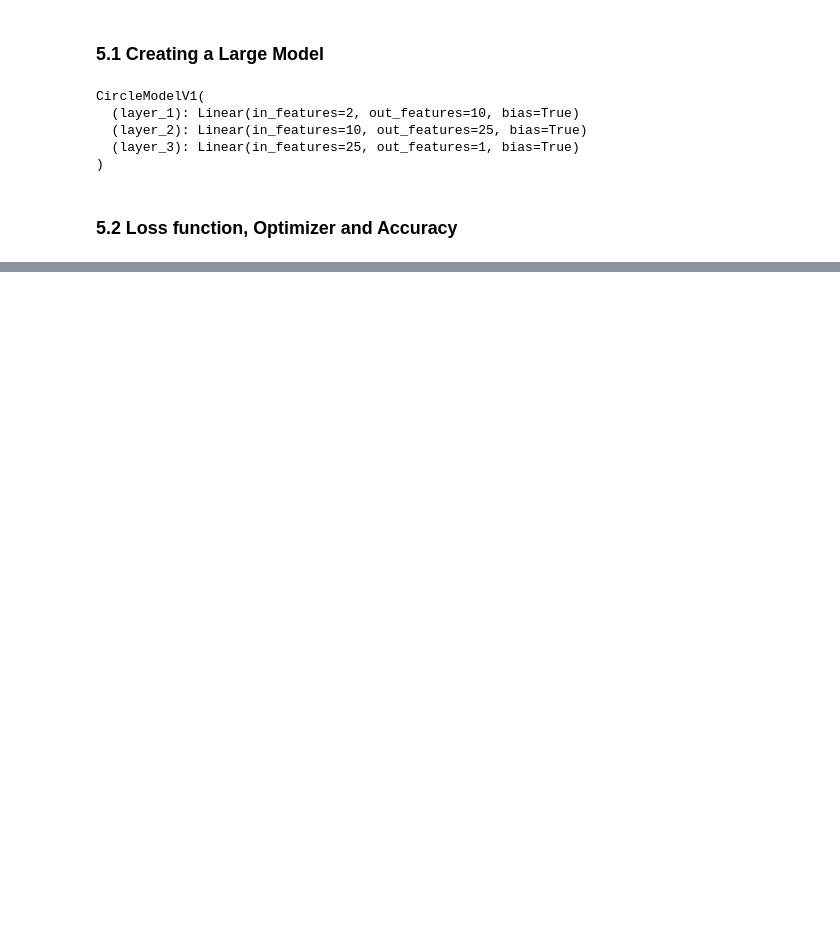
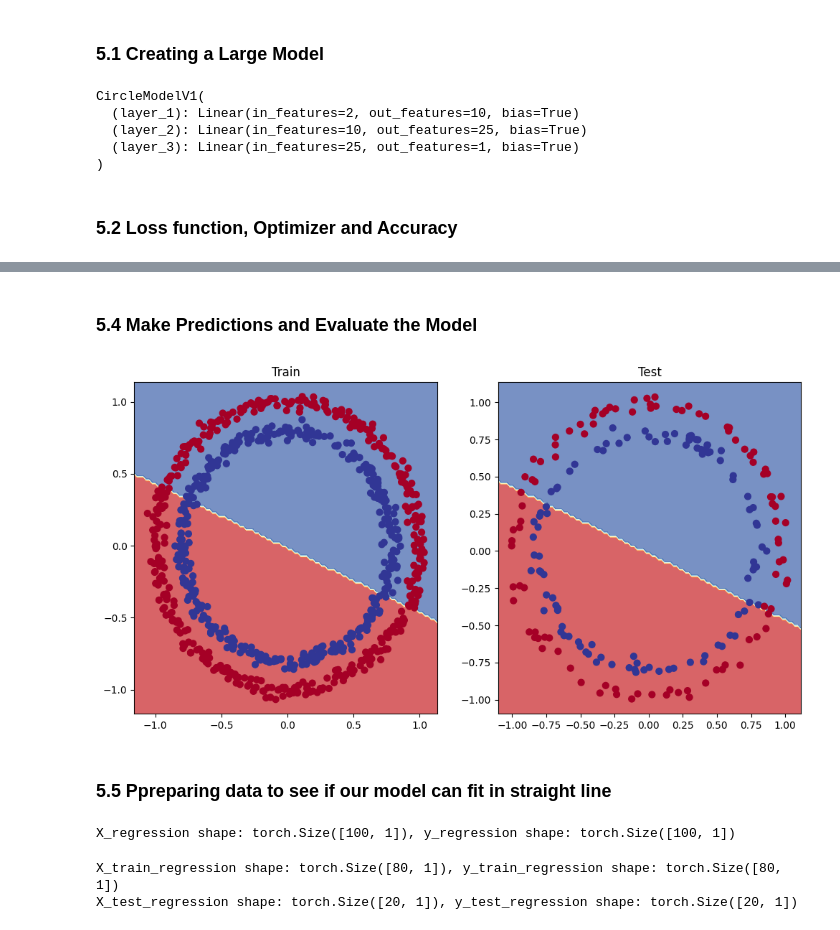
Before and after one commit to RohanVarmaP/Deep-Learning, a Jupyter notebook: 02_Neural_Network_classification.ipynb, the cells around one changed output, grey strips where cells are left out. Drawn from its saved outputs; the diff is of its cells as text; code cells hidden in the pictures; blank space fills up the shorter version.

```diff
--- a/02_Neural_Network_classification.ipynb
+++ b/02_Neural_Network_classification.ipynb
@@ -382,0 +385,25 @@ def accuracy_fn(y_true,y_pred):
+# %%
+torch.manual_seed(42)
+torch.cuda.manual_seed(42)
+
+epochs=1000
+X_train,Y_train=X_train.to(device),Y_train.to(device)
+X_test,Y_test=X_test.to(device),Y_test.to(device)
+
+for epoch in range(epochs):
+    model_V1_0.train()  # set the model to training mode
+    Y_logits=model_V1_0(X_train).squeeze()  # forward pass
+    Y_preds=torch.round(torch.sigmoid(Y_logits))  # make predictions
+    loss=loss_fn(Y_logits,Y_train)  # calculate the loss
+    acc=accuracy_fn(y_true=Y_train,y_pred=Y_preds)  # calculate the accuracy
+    optimizer.zero_grad()  # zero the gradients
+    loss.backward()  # backward pass
+    optimizer.step()  # update the weights
+    model_V1_0.eval()  # set the model to evaluation mode
+    with torch.inference_mode():
+        test_logits=model_V1_0(X_test.to(device)).squeeze()
+        test_preds=torch.round(torch.sigmoid(test_logits))  # make predictions
+        test_loss=loss_fn(test_logits,Y_test)
+        test_acc=accuracy_fn(y_true=Y_test,y_pred=test_preds)
+        if epoch % 100 == 99 or epoch == 0:
+            print(f"Epoch: {epoch+1} | Train Loss: {loss:.5f} | Train Acc: {acc:.2f}% | Test Loss: {test_loss:.5f} | Test Acc: {test_acc:.2f}%")
@@ -382,0 +422,37 @@ def accuracy_fn(y_true,y_pred):
+# %% [markdown]
+### 5.4 Make Predictions and Evaluate the Model
+# %%
+# plotting the predictions
+plt.figure(figsize=(12,6))
+plt.subplot(1,2,1)
+plt.title("Train")
+plot_decision_boundary(model_V1_0,X_train,Y_train)
+plt.subplot(1,2,2)
+plt.title("Test")
+plot_decision_boundary(model_V1_0,X_test,Y_test)
+# %% [output]
+[figure, added]
+# %% [markdown]
+### 5.5 Ppreparing data to see if our model can fit in straight line
+# %%
+weight=0.7
+bias=0.3
+start=0
+end=1
+step=0.01
+#create a range of values from start to end with step size
+X_regression=torch.arange(start,end,step).unsqueeze(dim=1)
+y_regression=X_regression*weight+bias
+print(f"X_regression shape: {X_regression.shape}, y_regression shape: {y_regression.shape}")
+# %% [output]
+X_regression shape: torch.Size([100, 1]), y_regression shape: torch.Size([100, 1])
+# %%
+train_split=int(len(X_regression)*0.8)
+X_train_regression, y_train_regression=X_regression[:train_split], y_regression[:train_split]
+X_test_regression, y_test_regression=X_regression[train_split:], y_regression[train_split:]
+#checking lengths
+print(f"X_train_regression shape: {X_train_regression.shape}, y_train_regression shape: {y_train_regression.shape}")
+print(f"X_test_regression shape: {X_test_regression.shape}, y_test_regression shape: {y_test_regression.shape}")
+# %% [output]
+X_train_regression shape: torch.Size([80, 1]), y_train_regression shape: torch.Size([80, 1])
+X_test_regression shape: torch.Size([20, 1]), y_test_regression shape: torch.Size([20, 1])
```
Also changed, not shown: parts of 23 cells of this notebook.
